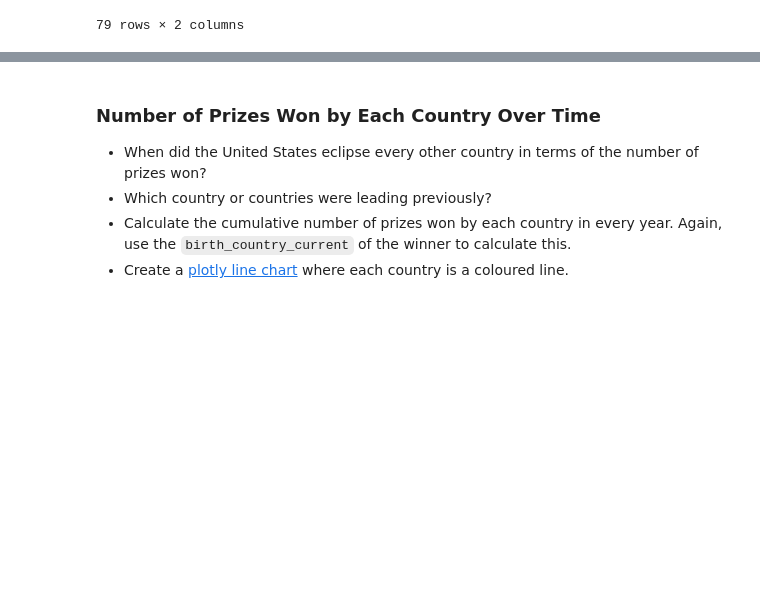
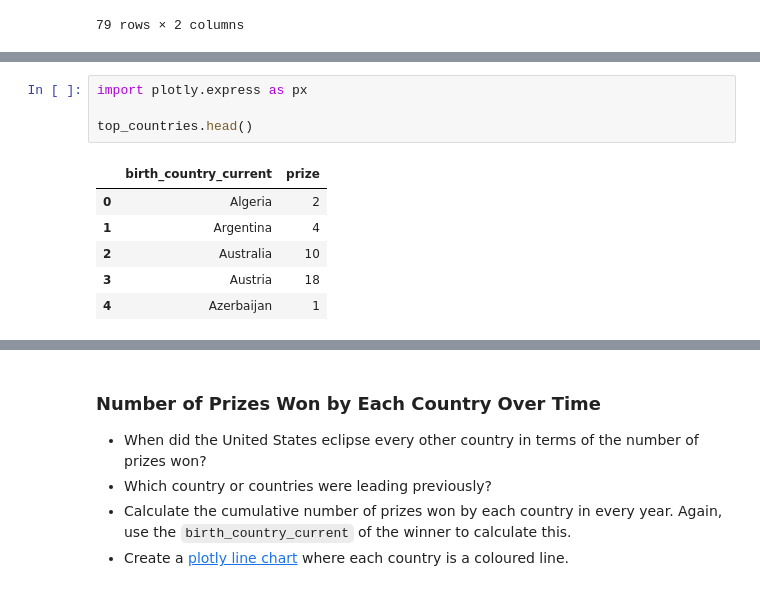
Before and after one commit to Abie221/nobel_prizes_anaytics, a Jupyter notebook: Nobel_Prize_Analysis_(start).ipynb, the cells around one changed output, grey strips where cells are left out. Saved outputs shown, nothing was run; the diff lists cells and outputs as text; blank space fills up the shorter version.

```diff
--- a/Nobel_Prize_Analysis_(start).ipynb
+++ b/Nobel_Prize_Analysis_(start).ipynb
@@ -505,3 +505,14 @@ top_countries
 * Experiment with [plotly's available colours](https://plotly.com/python/builtin-colorscales/). I quite like the sequential colour `matter` on this map.
 
 Hint: You'll need to use a 3 letter country code for each country.
+# %%
+import plotly.express as px
+
+top_countries.head()
+# %% [output]
+|  | birth_country_current | prize |
+| 0 | Algeria | 2 |
+| 1 | Argentina | 4 |
+| 2 | Australia | 10 |
+| 3 | Austria | 18 |
+| 4 | Azerbaijan | 1 |
```
Also changed, not shown: parts of 6 cells of this notebook.
